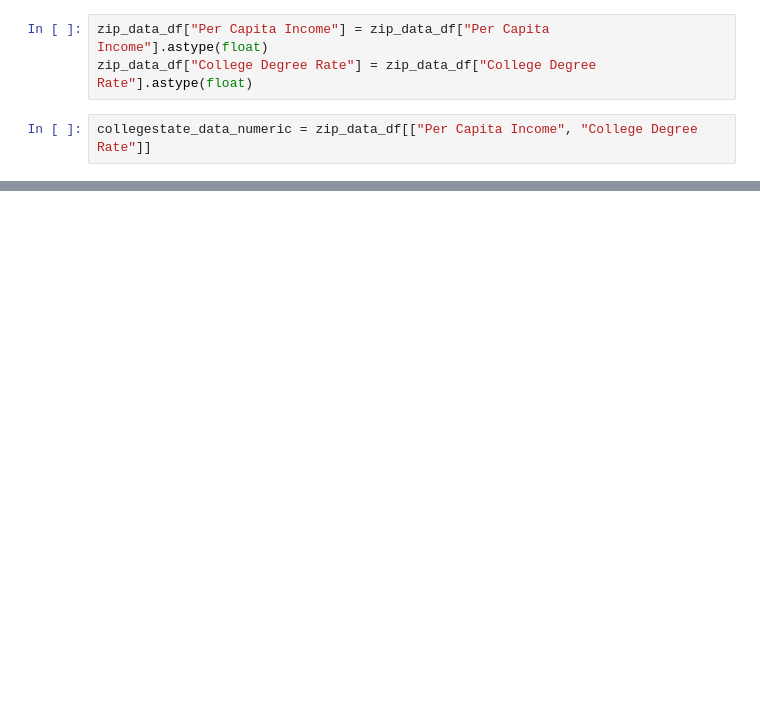
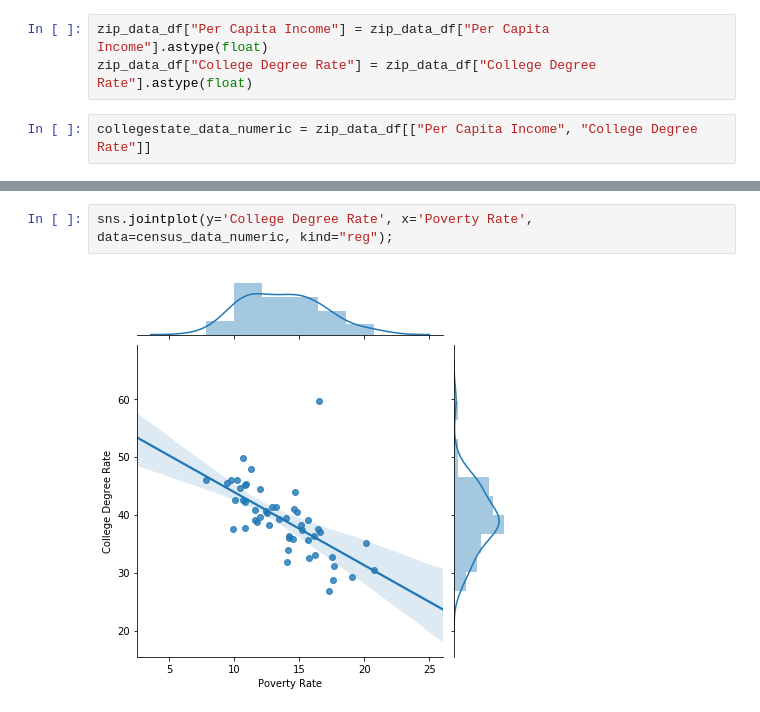
Before and after one commit to trigus00/Project_1, a Jupyter notebook: FinalLizData.ipynb, the cells around one changed output, grey strips where cells are left out. Saved outputs shown, nothing was run; the diff lists cells and outputs as text; blank space fills up the shorter version.

```diff
--- a/FinalLizData.ipynb
+++ b/FinalLizData.ipynb
@@ -159,0 +160,4 @@ sns.jointplot(y='Per Capita Income', x='College Degree Rate', data=census_data_n
+# %%
+sns.jointplot(y='College Degree Rate', x='Poverty Rate', data=census_data_numeric, kind="reg");
+# %% [output]
+[figure, added]
```
Also changed, not shown: parts of 9 cells of this notebook, 25 other files.
